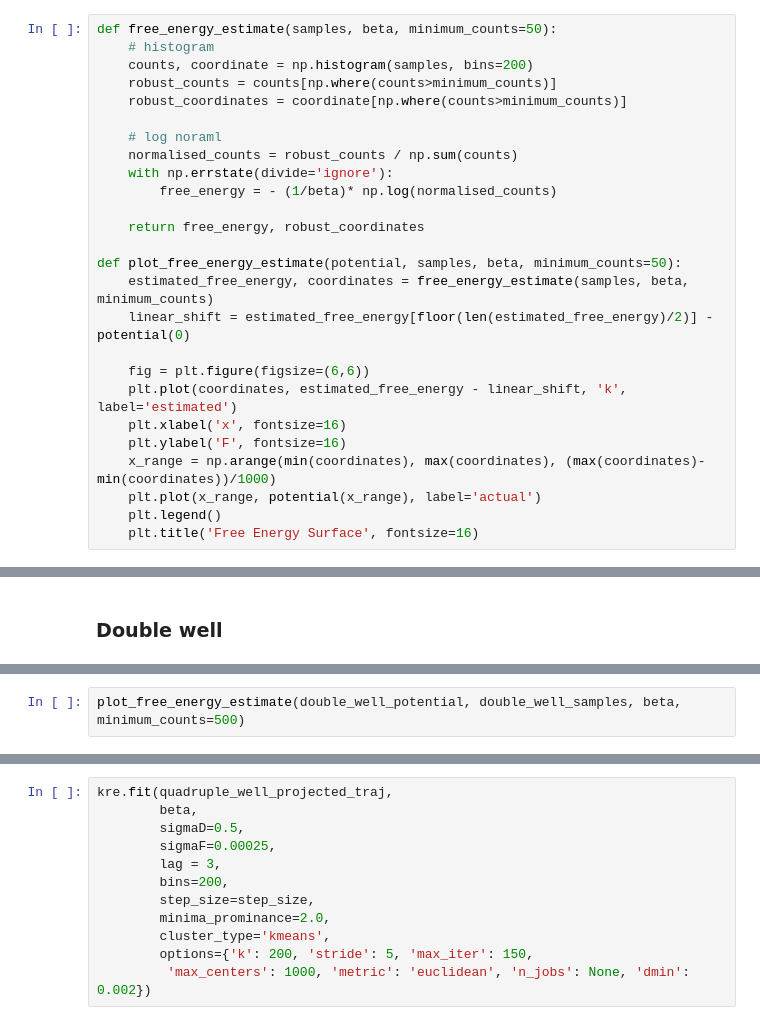
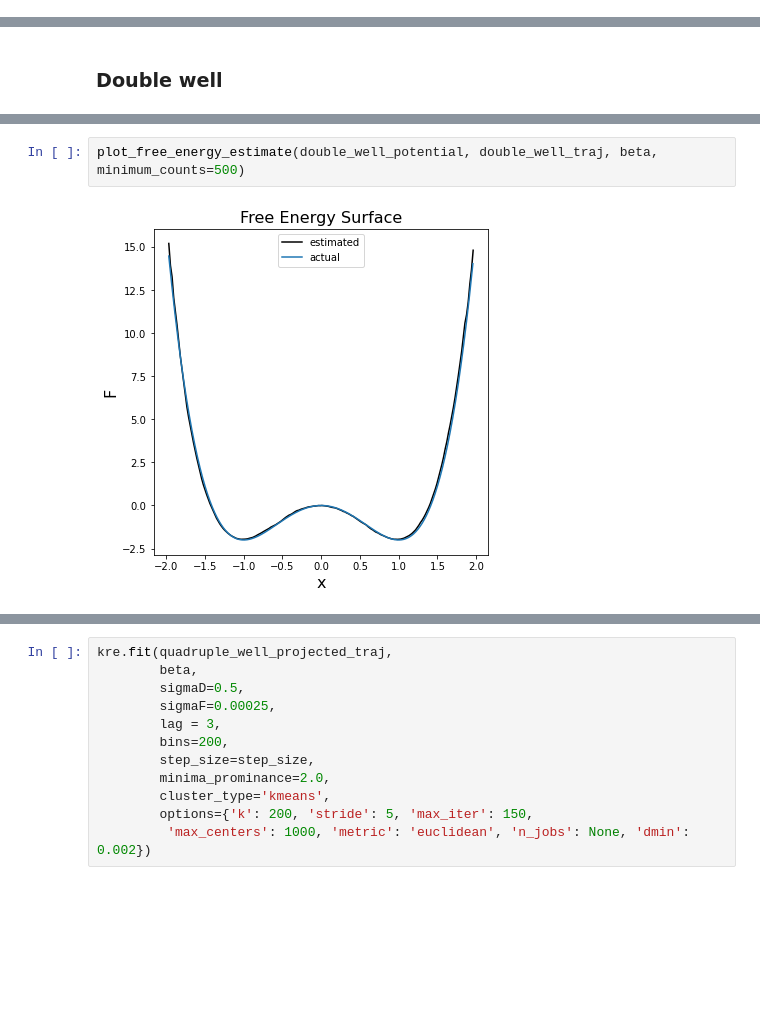
Before and after one commit to dominicp6/mdfeature, a Jupyter notebook: notebooks/EvaluationPipelineOnToyProblems.ipynb, the cells around one changed output, grey strips where cells are left out. Saved outputs shown, nothing was run; the diff lists cells and outputs as text; blank space fills up the shorter version.

```diff
--- a/notebooks/EvaluationPipelineOnToyProblems.ipynb
+++ b/notebooks/EvaluationPipelineOnToyProblems.ipynb
@@ -71,26 +72,0 @@ Functions for free energy plots
-# %%
-def free_energy_estimate(samples, beta, minimum_counts=50):
-    # histogram
-    counts, coordinate = np.histogram(samples, bins=200)
-    robust_counts = counts[np.where(counts>minimum_counts)]
-    robust_coordinates = coordinate[np.where(counts>minimum_counts)]
-
-    # log noraml
-    normalised_counts = robust_counts / np.sum(counts)
-    with np.errstate(divide='ignore'):
-        free_energy = - (1/beta)* np.log(normalised_counts)
-
-    return free_energy, robust_coordinates
-
-def plot_free_energy_estimate(potential, samples, beta, minimum_counts=50):
-    estimated_free_energy, coordinates = free_energy_estimate(samples, beta, minimum_counts)
-    linear_shift = estimated_free_energy[floor(len(estimated_free_energy)/2)] - potential(0)
-
-    fig = plt.figure(figsize=(6,6))
-    plt.plot(coordinates, estimated_free_energy - linear_shift, 'k', label='estimated')
-    plt.xlabel('x', fontsize=16)
-    plt.ylabel('F', fontsize=16)
-    x_range = np.arange(min(coordinates), max(coordinates), (max(coordinates)-min(coordinates))/1000)
-    plt.plot(x_range, potential(x_range), label='actual')
-    plt.legend()
-    plt.title('Free Energy Surface', fontsize=16)
@@ -246,3 +119,5 @@ plt.show()
 # %%
-plot_free_energy_estimate(double_well_potential, double_well_samples, beta, minimum_counts=500)
+plot_free_energy_estimate(double_well_potential, double_well_traj, beta, minimum_counts=500)
+# %% [output]
+[figure, added]
 # %%
```
Also changed, not shown: parts of 30 cells of this notebook, 5 other files.
